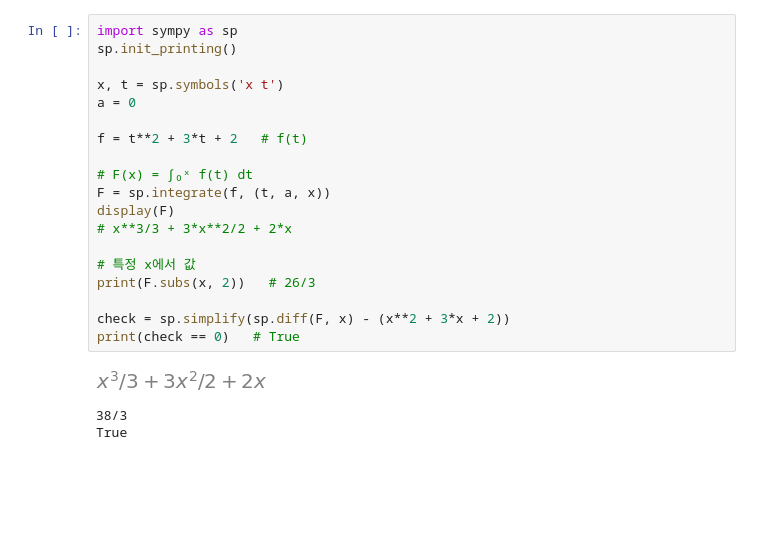
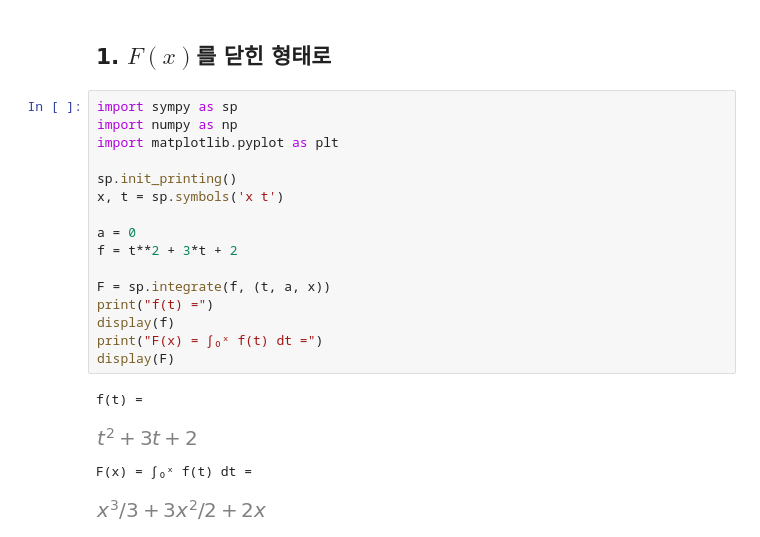
Before and after one commit to XaicuL/Mathematics, a Jupyter notebook: Math_2/Chap_03/A_function_defined_by_a_definite_integral.ipynb, the cells around one changed output. Cells and saved outputs as stored; diff of their text form; blank space fills up the shorter version.

```diff
--- a/Math_2/Chap_03/A_function_defined_by_a_definite_integral.ipynb
+++ b/Math_2/Chap_03/A_function_defined_by_a_definite_integral.ipynb
@@ -3,23 +13,23 @@
+# %% [markdown]
+## 1. $F(x)$를 닫힌 형태로
 # %%
 import sympy as sp
+import numpy as np
+import matplotlib.pyplot as plt
+
 sp.init_printing()
+x, t = sp.symbols('x t')
 
-x, t = sp.symbols('x t')
 a = 0
+f = t**2 + 3*t + 2
 
-f = t**2 + 3*t + 2   # f(t)
-
-# F(x) = ∫₀ˣ f(t) dt
 F = sp.integrate(f, (t, a, x))
+print("f(t) =")
+display(f)
+print("F(x) = ∫₀ˣ f(t) dt =")
 display(F)
-# x**3/3 + 3*x**2/2 + 2*x
-
-# 특정 x에서 값
-print(F.subs(x, 2))   # 26/3
-
-check = sp.simplify(sp.diff(F, x) - (x**2 + 3*x + 2))
-print(check == 0)   # True
 # %% [output]
+f(t) =
-[figure, old version]
+[figure, new version]
-38/3
-True
+F(x) = ∫₀ˣ f(t) dt =
+[figure, added]
```
Also changed, not shown: parts of 9 cells of this notebook, 5 other files.
